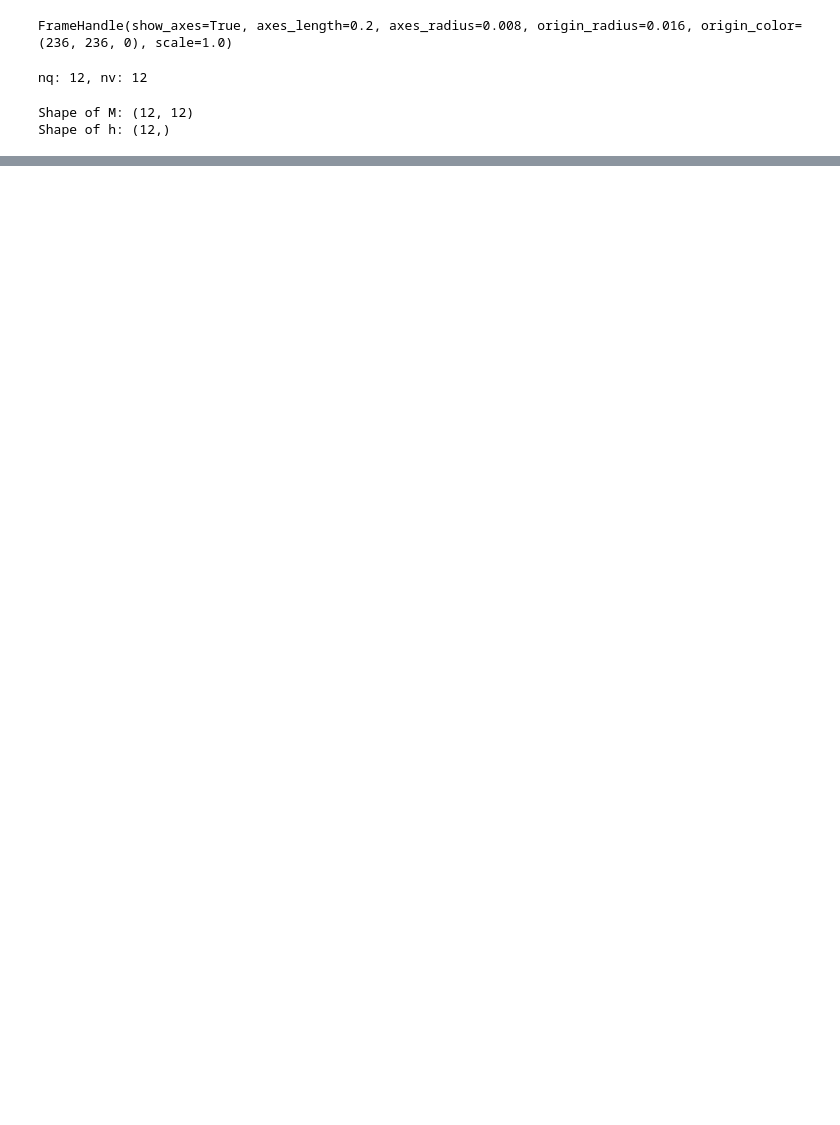
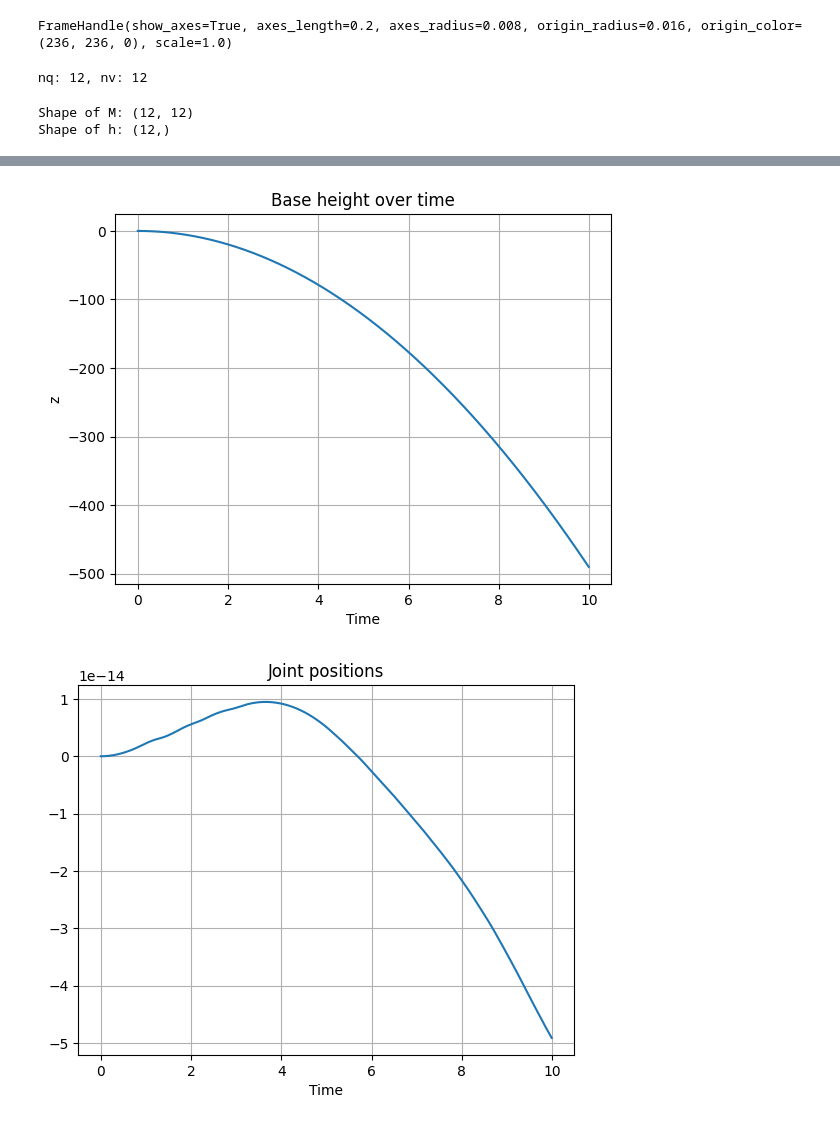
Before and after one commit to juan-amaya/Contact-Rich-Robotics-Lab, a Jupyter notebook: 0_Homework/Exercise_1.ipynb, the cells around one changed output, grey strips where cells are left out. Saved outputs shown, nothing was run; the diff lists cells and outputs as text; code cells hidden in the pictures; blank space fills up the shorter version.

```diff
--- a/0_Homework/Exercise_1.ipynb
+++ b/0_Homework/Exercise_1.ipynb
@@ -118,0 +214,26 @@ plt.show()
+# %%
+trajectory_floating = simulate_floating_base (floating_robot.model, data_floating)
+
+for q_k in trajectory_floating [:]:
+    notebook_viz.display(q_k)
+    time.sleep(0.01)
+# %%
+traj_array = np.array(trajectory_floating)
+
+plt.Figure()
+plt.plot(time_vec, traj_array[:, 2], label="base z")
+plt.title("Base height over time")
+plt.xlabel("Time")
+plt.ylabel("z")
+plt.grid(True)
+plt.show()
+
+plt.figure()
+plt.plot(time_vec, traj_array[:,7])
+plt.title("Joint positions")
+plt.xlabel("Time")
+plt.grid(True)
+plt.show()
+# %% [output]
+[figure, added]
+[figure, added]
```
Also changed, not shown: parts of 9 cells of this notebook, 1 other file.
